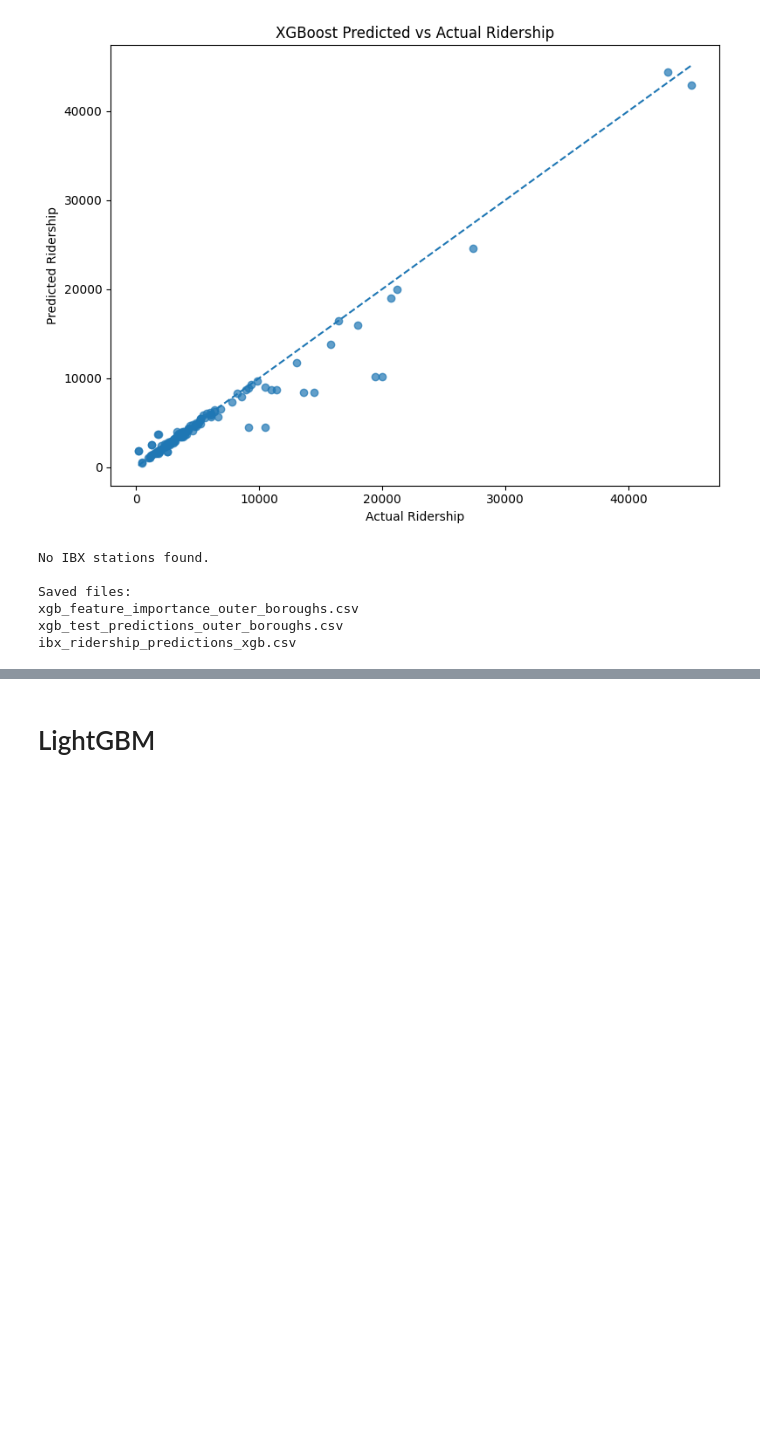
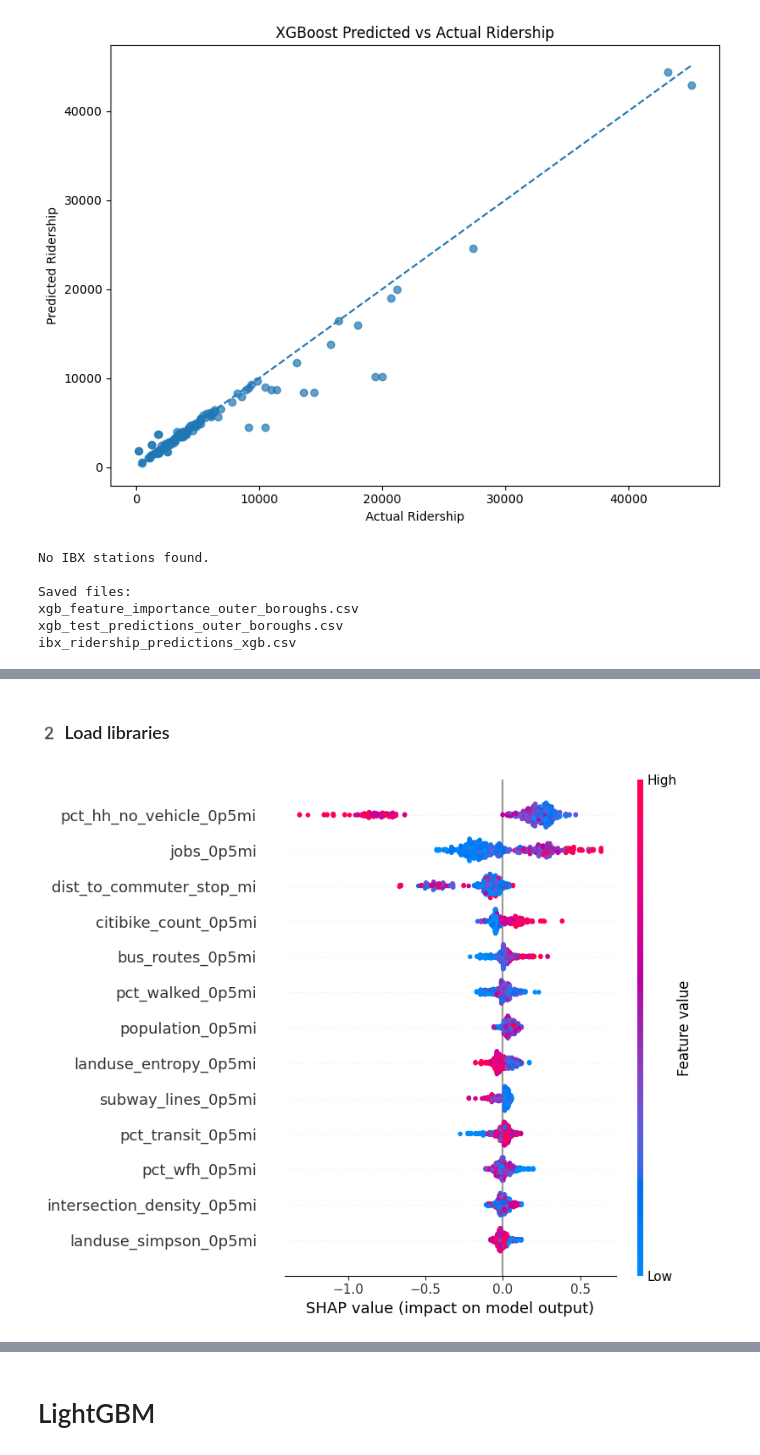
Before and after one commit to hawa1983/Capstone, a Jupyter notebook: ibx_capstone_v4.ipynb, the cells around one changed output, grey strips where cells are left out. Cells and saved outputs as stored; diff of their text form; code cells hidden in the pictures; blank space fills up the shorter version.

```diff
--- a/ibx_capstone_v4.ipynb
+++ b/ibx_capstone_v4.ipynb
@@ -10884,0 +10923,18 @@ ibx_ridership_predictions_xgb.csv
+# %% [markdown]
+### 2️ Load libraries
+# %%
+import shap
+import pandas as pd
+import numpy as np
+import xgboost as xgb
+
+# Create SHAP explainer using the trained XGBoost model
+explainer = shap.TreeExplainer(best_model)
+
+# Compute SHAP values
+shap_values = explainer(X_train)
+
+# Global feature importance plot
+shap.summary_plot(shap_values, X_train)
+# %% [output]
+[figure, added]
```
Also changed, not shown: parts of 25 cells of this notebook.
